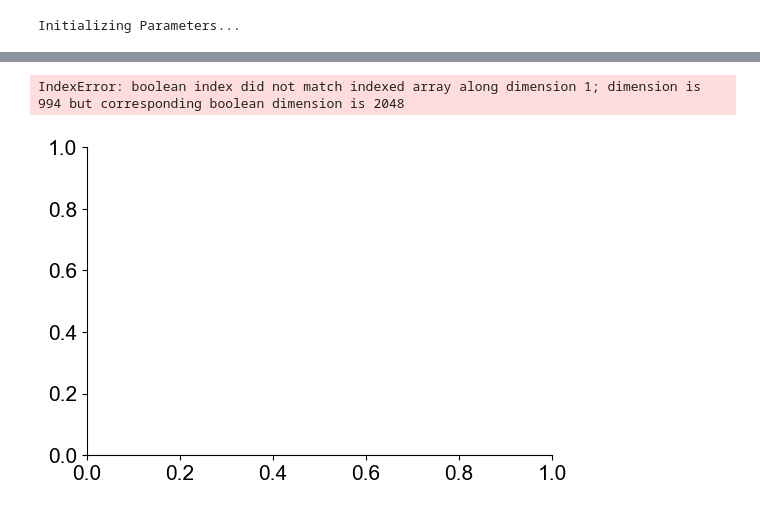
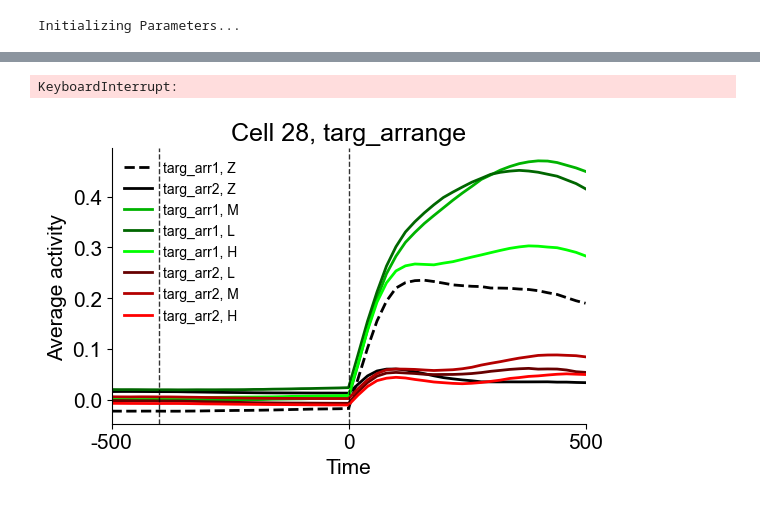
Before and after one commit to xuanyuw/TD-modulation-model, a Jupyter notebook: temp_check_model_choice.ipynb, the cells around one changed output, grey strips where cells are left out. Saved outputs shown, nothing was run; the diff lists cells and outputs as text; code cells hidden in the pictures.

```diff
--- a/temp_check_model_choice.ipynb
+++ b/temp_check_model_choice.ipynb
@@ -3,18 +3,23 @@ import os
 import numpy as np
 from tqdm import tqdm
 from types import SimpleNamespace
-from utils import load_test_data, min_max_normalize, recover_targ_loc
+from utils import *
 from scipy.io import savemat
 from utils import combine_idx
 import pandas as pd
 import matplotlib.pyplot as plt
 import seaborn as sns
 from generate_figs.plot_single_act import plot_avgAct_combined
+from statannotations.Annotator import Annotator
+from scipy.special import softmax
 
 
 lr = 0.02
 correct_only = True
 save_plot = True
+
+STIM_ST_TIME=45
+TARG_ST_TIME=25
 
 f_dirs = [
     "test_output_full_model",
@@ -24,5 +29,6 @@ f_dirs = [
 ]
 
 data_dir = "dPCA_allTrial_data"
+plt_dir = "dPCA_allTrial_plots"
 # %% [output]
 Initializing Parameters...
@@ -45,0 +122,8 @@ all_sac_df[all_sac_df["total"]<2]
+# %%
+# for f_dir in f_dirs:
+f_dir = f_dirs[2]
+model_type = f_dir.split("_")[-2]
+allTrials_dir = os.path.join(data_dir, model_type, "allTrials")
+save_fn_allTrials = os.path.join(allTrials_dir, "allTrials_acc.csv")
+allTrials_df = pd.read_csv(save_fn_allTrials)
+allTrials_df = allTrials_df.groupby(['rep', 'sac', 'stim', 'targ_arrange']).mean().reset_index().drop(columns=['Unnamed: 0'])[:10]
@@ -46,5 +282,5 @@ all_sac_df[all_sac_df["total"]<2]
 # %%
-rep=8
+rep=0
 n = SimpleNamespace(
     **load_test_data(f_dir, "test_output_lr%f_rep%d.h5" % (lr, rep))
 )
@@ -232,14 +529,27 @@ def plot_avgAct_combined(h, n, cell_idx, save_plt, mode, f_dir, m1=True):
 # %%
 motion_rng = np.concatenate((np.arange(0, 40), np.arange(80, 120), np.arange(160, 170), np.arange(180, 190)), axis=0)
 target_rng = np.concatenate((np.arange(40, 80), np.arange(120, 160), np.arange(170, 180), np.arange(190, 200)), axis=0)
-plt_dir = os.path.join(f_dir, "rep8_targ_arrange1_single_trial_plot")
-for i in motion_rng:
-    plot_avgAct_combined(n.h[:, targ_arrange==1, :], n, i, True, mode='motion', f_dir=plt_dir)
+plt_dir = f_dir
+# for i in range(200):
 for i in target_rng:
-    if i in np.concatenate((np.arange(40, 80), np.arange(170, 180))):
-        plot_avgAct_combined(n.h[:, targ_arrange==1, :], n, i, True, mode='target', f_dir=plt_dir,  m1=True)
-    else:
-        plot_avgAct_combined(n.h[:, targ_arrange==1, :], n, i, True, mode='target', f_dir=plt_dir,m1=False)
+    plot_avgAct_combined(n.h, n, i, range(200), True, mode='targ_arrange', f_dir=plt_dir)
+#     plot_avgAct_combined(n.h, n, i, targ_arrange==1, True, mode='motion', f_dir=plt_dir)
+# for i in range(200):
+#     if i in np.concatenate((np.arange(0, 40), np.arange(40, 80), np.arange(160, 170), np.arange(170, 180))):
+#         plot_avgAct_combined(n.h, n, i, targ_arrange==1, True, mode='target', f_dir=plt_dir,  m1=True)
+#     else:
+#         plot_avgAct_combined(n.h, n, i, targ_arrange==1, True, mode='target', f_dir=plt_dir, m1=False)
-# %% [output]
-IndexError: boolean index did not match indexed array along dimension 1; dimension is 994 but corresponding boolean dimension is 2048
-[figure, removed]
+# %%
+f_dir = 'test_output_full_model'
+for rep in range(50):
+    n = SimpleNamespace(
+        **load_test_data(f_dir, "test_output_lr%f_rep%d.h5" % (lr, rep))
+    )
+    targ_arrange = recover_targ_loc(n.desired_out, n.stim_dir)[-1, :]
+    motion_rng = np.concatenate((np.arange(0, 40), np.arange(80, 120), np.arange(160, 170), np.arange(180, 190)), axis=0)
+    target_rng = np.concatenate((np.arange(40, 80), np.arange(120, 160), np.arange(170, 180), np.arange(190, 200)), axis=0)
+    for i in range(200):
+        plot_avgAct_combined(n.h, n, i, range(200), True, mode='targ_arrange', f_dir=f_dir)
+# %% [output]
+KeyboardInterrupt:
+[figure, added]
```
Also changed, not shown: parts of 18 cells of this notebook, 13 other files.
